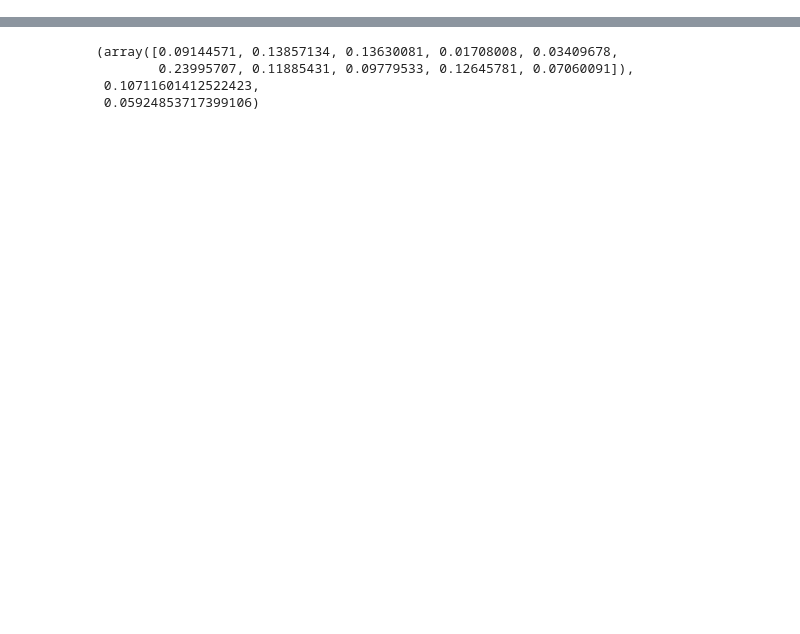
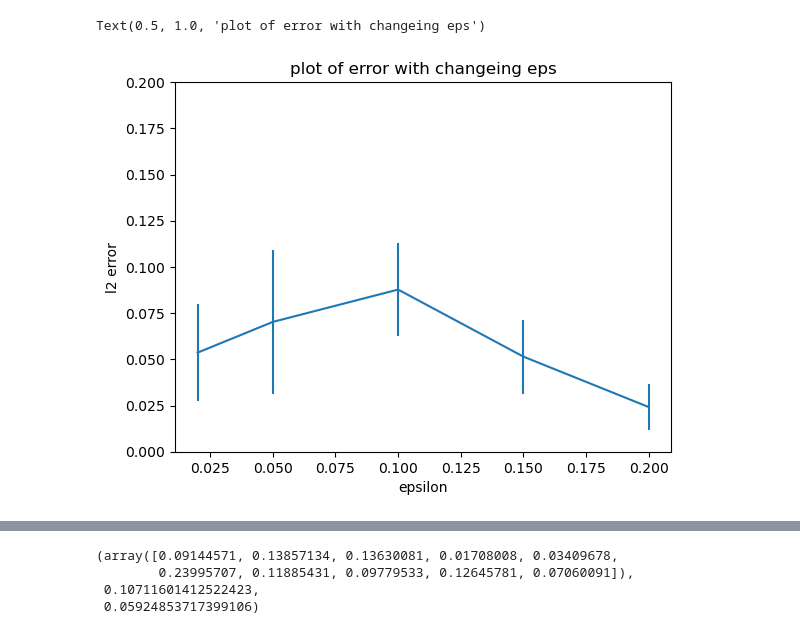
Before and after one commit to monarsan/robust-GAN, a Jupyter notebook: work/main/grad_plot.ipynb, the cells around one changed output, grey strips where cells are left out. Saved outputs shown, nothing was run; the diff lists cells and outputs as text; code cells hidden in the pictures; blank space fills up the shorter version.

```diff
--- a/work/main/grad_plot.ipynb
+++ b/work/main/grad_plot.ipynb
@@ -5,0 +36,15 @@ import seaborn as sns
+# %%
+eps = [0.05 * i for i in range(1,5)]
+eps = [0.02] + eps
+loss = [0.0536475436726680, .07025363125430725, 0.0877484166048897,
+        0.051465510482915054, 0.02419260722366376]
+std = [0.02643529019273472, .03908587982982101, 0.025264870202517158,
+       0.02001144603729361, 0.01246368785851463]
+plt.ylim(0, 0.2)
+plt.errorbar(eps, loss, std)
+plt.xlabel('epsilon')
+plt.ylabel('l2 error')
+plt.title('plot of error with changeing eps')
+# %% [output]
+Text(0.5, 1.0, 'plot of error with changeing eps')
+[figure, added]
```
Also changed, not shown: parts of 5 cells of this notebook, 2 other files.
